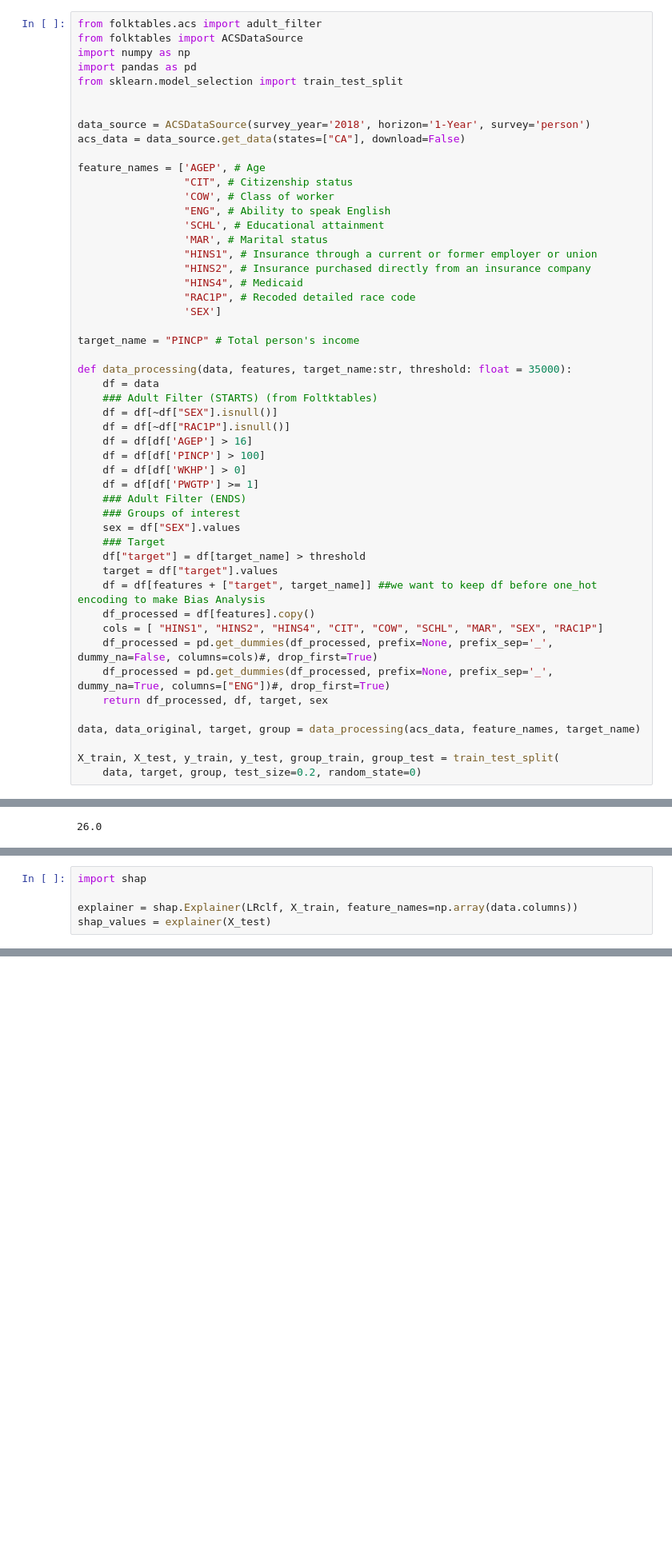
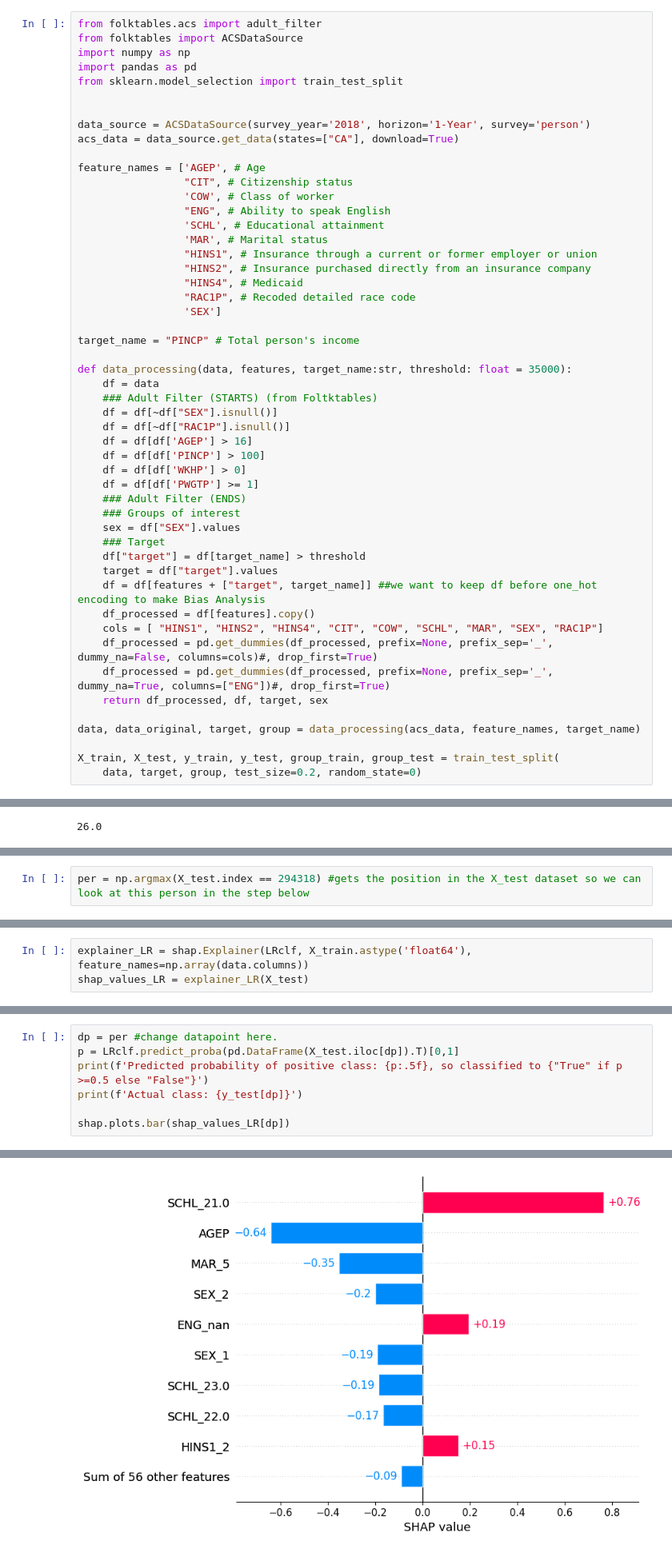
Before and after one commit to Xannadoo/Algorithmic_Fairness_Mandatories, a Jupyter notebook: Mandatory_1/afae24-assignment.ipynb, the cells around one changed output, grey strips where cells are left out. Shown at 80% size. Drawn from its saved outputs; the diff is of its cells as text; blank space fills up the shorter version.

Commit message:
shap plots working now

```diff
--- a/Mandatory_1/afae24-assignment_sanna.ipynb
+++ b/Mandatory_1/afae24-assignment.ipynb
@@ -13,7 +25,7 @@ from sklearn.model_selection import train_test_split
 
 
 data_source = ACSDataSource(survey_year='2018', horizon='1-Year', survey='person')
-acs_data = data_source.get_data(states=["CA"], download=False)
+acs_data = data_source.get_data(states=["CA"], download=True)
 
 feature_names = ['AGEP', # Age
                  "CIT", # Citizenship status
@@ -643,6 +659,8 @@ column_trans.named_transformers_['scaler'].inverse_transform(test)[0][0] #by mak
 # %% [output]
 [ True]
 26.007699999999996
+# %%
+per = np.argmax(X_test.index == 294318) #gets the position in the X_test dataset so we can look at this person in the step below
 # %% [markdown]
 ## Task 3 (Model-agnostic explanations)
 1. Both for the white-box and the black-box classifier, use the  shap  module to explain
@@ -652,5 +672,3 @@ How do the explanations differ?
 # %%
-import shap
-
-explainer = shap.Explainer(LRclf, X_train, feature_names=np.array(data.columns))
-shap_values = explainer(X_test)
+explainer_LR = shap.Explainer(LRclf, X_train.astype('float64'), feature_names=np.array(data.columns))
+shap_values_LR = explainer_LR(X_test)
@@ -662,0 +677,8 @@ shap.plots.bar(shap_values[dp])
+# %%
+dp = per #change datapoint here.
+p = LRclf.predict_proba(pd.DataFrame(X_test.iloc[dp]).T)[0,1]
+print(f'Predicted probability of positive class: {p:.5f}, so classified to {"True" if p >=0.5 else "False"}')
+print(f'Actual class: {y_test[dp]}')
+
+shap.plots.bar(shap_values_LR[dp])
+# %% [output]
@@ -663,2 +687,3 @@ shap.plots.bar(shap_values[dp])
+[figure, added]
 # %%
 shap.initjs()
```
Also changed, not shown: parts of 18 cells of this notebook, 2 other files.
